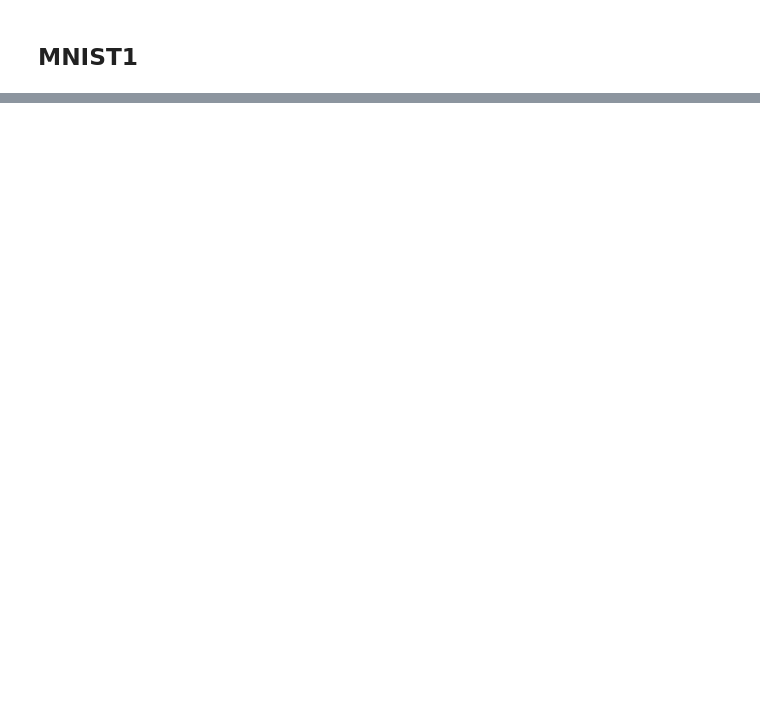
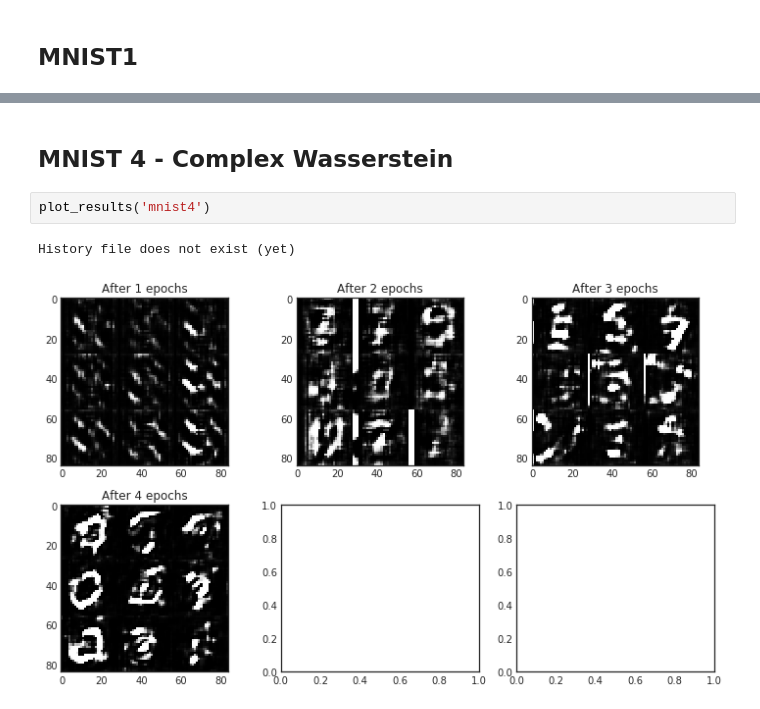
Before and after one commit to raspstephan/radar-gan, a Jupyter notebook: results.ipynb, the cells around one changed output, grey strips where cells are left out. Drawn from its saved outputs; the diff is of its cells as text; blank space fills up the shorter version.

```diff
--- a/results.ipynb
+++ b/results.ipynb
@@ -19,0 +37,7 @@ plot_mnist_progression(exp_id)
+# %% [markdown]
+## MNIST 4 - Complex Wasserstein
+# %%
+plot_results('mnist4')
+# %% [output]
+History file does not exist (yet)
+[figure, added]
```
Also changed, not shown: parts of 23 cells of this notebook, 14 other files.
